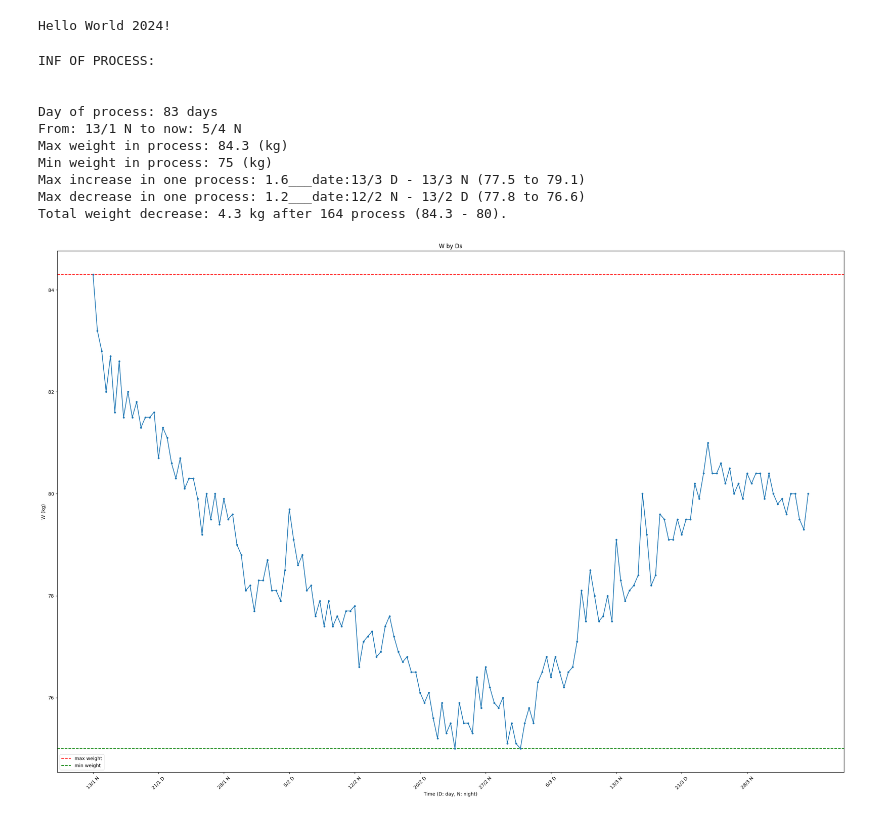
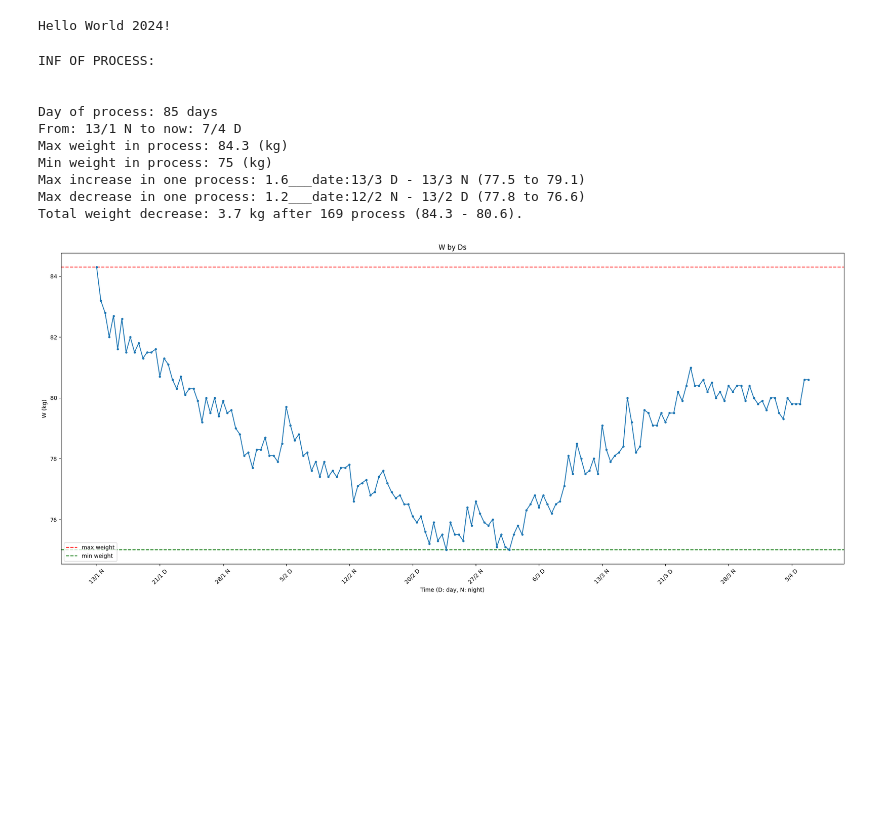
Before and after one commit to thanhbl-hust/2024_plning, a Jupyter notebook: train_12_1/weights.ipynb, the cells around one changed output. Saved outputs shown, nothing was run; the diff lists cells and outputs as text; code cells hidden in the pictures; blank space fills up the shorter version.

Commit message:
add process

```diff
--- a/train_12_1/weights.ipynb
+++ b/train_12_1/weights.ipynb
@@ -51,7 +51,8 @@ w = [
     79.5,  79.5,   80.2,   79.9,   80.4,   81,     80.4,   80.4,
     80.6,  80.2,   80.5,   80,     80.2,   79.9,   80.4,   80.2,
     80.4,  80.4,   79.9,   80.4,   80,     79.8,   79.9,   79.6,
-    80,    80,     79.5,   79.3,   80
+    80,    80,     79.5,   79.3,   80,     79.8,   79.8,   79.8,
+    80.6,  80.6
 ]
 
 d = [
@@ -75,7 +76,8 @@ d = [
     '21/3 N', '22/3 D', '22/3 N', '23/3 D', '23/3 N', '24/3 D', '24/3 N', '25/3 D',
     '25/3 N', '26/3 D', '26/3 N', '27/3 D', '27/3 N', '28/3 D', '28/3 N', '29/3 D',
     '29/3 N', '30/3 D', '30/3 N', '31/3 D', '31/3 N',  '1/4 D',  '1/4 N',  '2/4 D',
-     '2/4 N',  '3/4 D',  '3/4 N',  '4/4 D',  '5/4 N'
+     '2/4 N',  '3/4 D',  '3/4 N',  '4/4 D',  '4/4 N',  '5/4 D',  '5/4 N',  '6/4 D',
+     '6/4 N',  '7/4 D'
 ]
 # %%
 def paint(w, d, set_time):
@@ -102,37 +104,37 @@ def paint(w, d, set_time):
     print("\n")
     print(f'Day of process: {int((len(w) + len(w) % 2) / 2)} days')
     print(f'From: {d[0]} to now: {d[len(d) - 1]}')
     print(f'Max weight in process: {round(max(w), 2)} (kg)')
     print(f'Min weight in process: {round(min(w), 2)} (kg)')
     print(f'Max increase in one process: {round(maxIn, 1)}___date:{d[inr1]} - {d[inr2]} ({w[inr1]} to {w[inr2]})')
     print(f'Max decrease in one process: {round(maxDe, 2)}___date:{d[der1]} - {d[der2]} ({w[der1]} to {w[der2]})')
     print(f'Total weight decrease: {round(abs(w[len(w) - 1] - w[0]), 1)} kg after {len(w) - 1} process ({w[0]} - {w[len(w) - 1]}).')
 
-    fig = plt.figure(figsize=(30, 20))
+    fig = plt.figure(figsize=(25, 10))
     plt.axhline(y = max_value, color = 'r', linestyle = '--', label = 'Max')
     plt.axhline(y = min_value, color = 'g', linestyle = '--', label = 'Min')
     plt.plot(d, w, marker = '.')
     plt.xlabel('Time (D: day, N: night)')
     plt.ylabel('W (kg)')
     plt.title('W by Ds')
     plt.xticks(x_ticks, x_labels, rotation = 45)
     plt.legend(['max weight', 'min weight'], loc='lower left')
     plt.show()
 
 
 check = len(w)
 paint(w[:check], d[:check], 11)
 # %% [output]
 INF OF PROCESS:
 
 
-Day of process: 83 days
-From: 13/1 N to now: 5/4 N
+Day of process: 85 days
+From: 13/1 N to now: 7/4 D
 Max weight in process: 84.3 (kg)
 Min weight in process: 75 (kg)
 Max increase in one process: 1.6___date:13/3 D - 13/3 N (77.5 to 79.1)
 Max decrease in one process: 1.2___date:12/2 N - 13/2 D (77.8 to 76.6)
-Total weight decrease: 4.3 kg after 164 process (84.3 - 80).
+Total weight decrease: 3.7 kg after 169 process (84.3 - 80.6).
-[figure, old version]
+[figure, new version]
 # %%
 #pip install imageio
```
Also changed, not shown: 5 other files.
